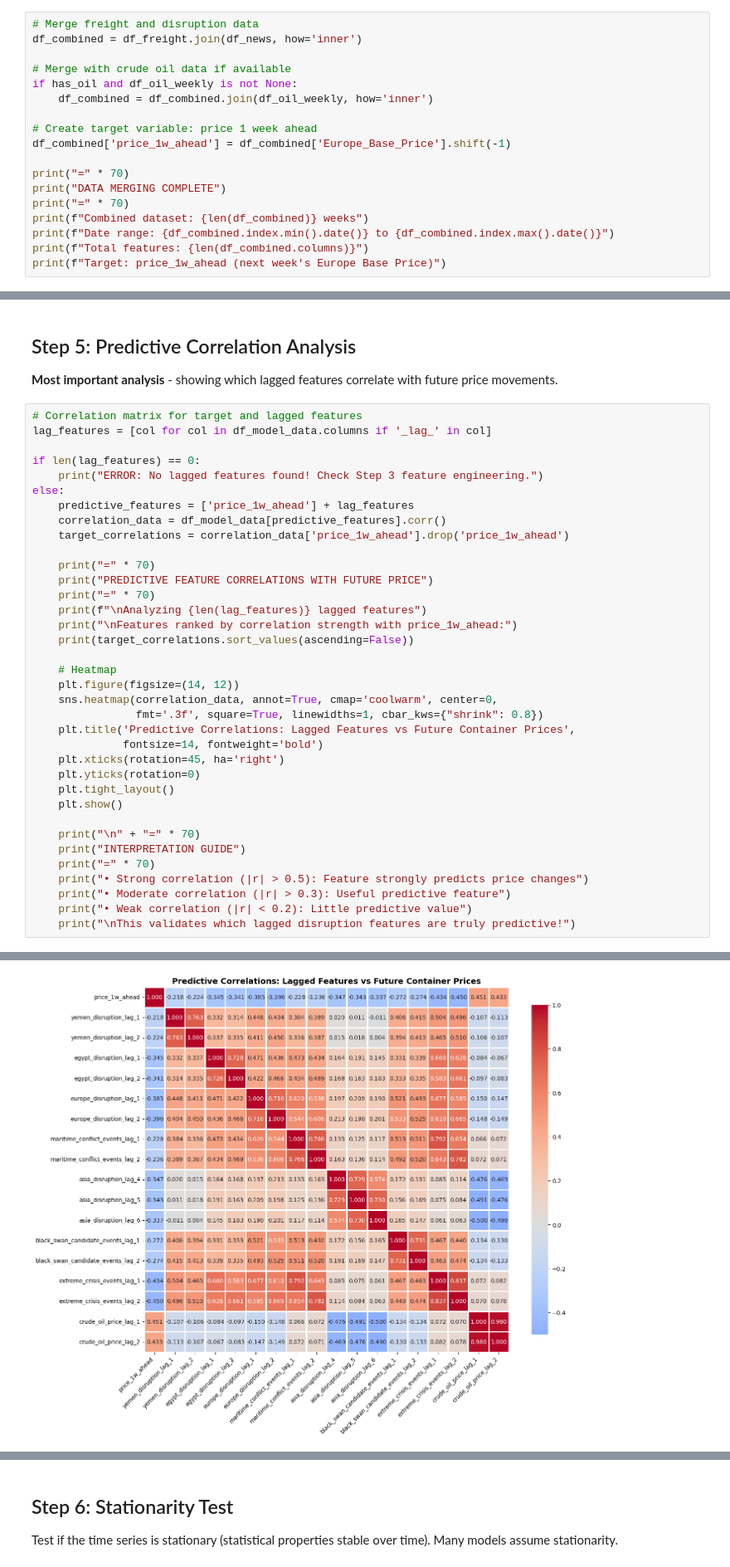
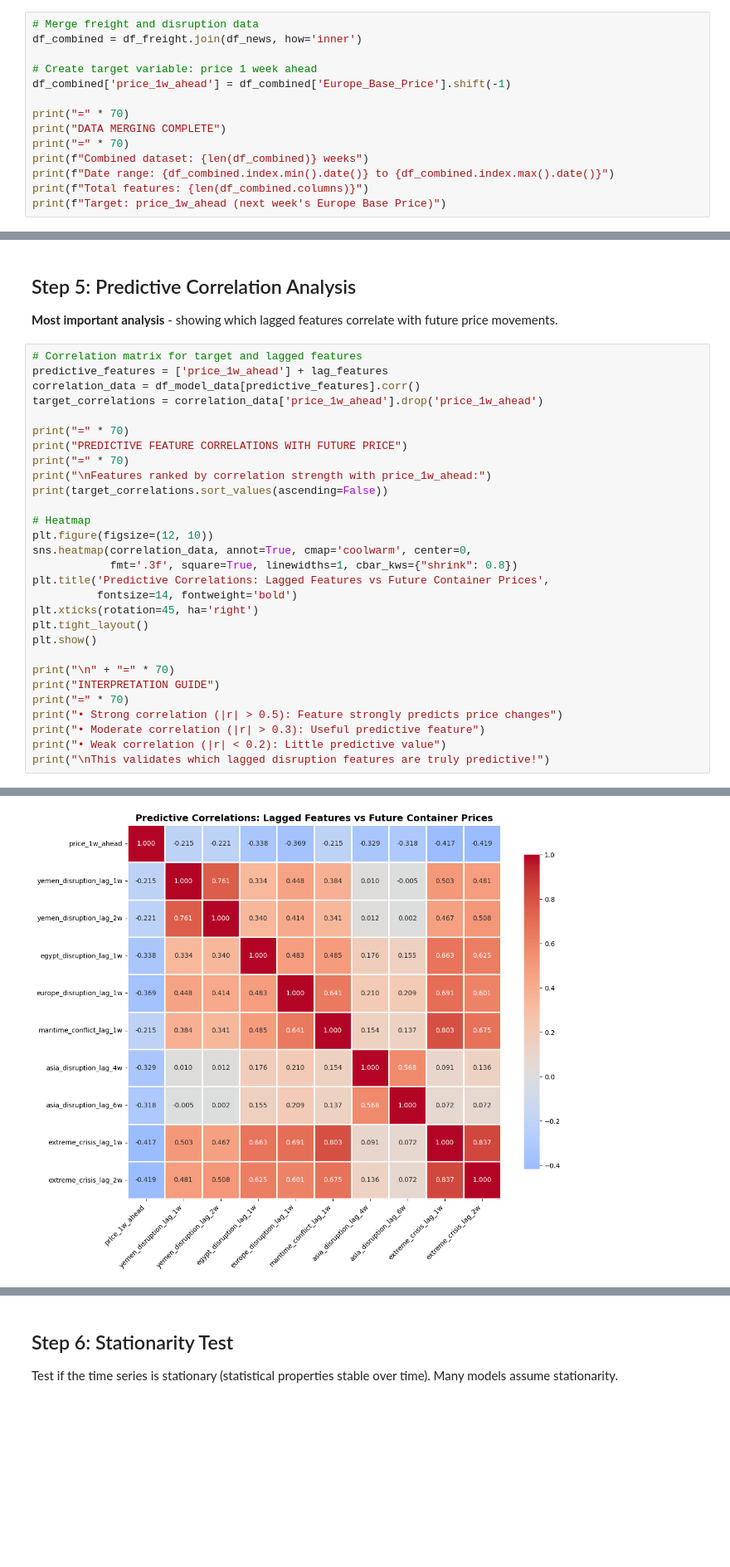
Before and after one commit to BenjaminLTakaki/Container_Predic, a Jupyter notebook: 02_data_understanding.ipynb, the cells around one changed output, grey strips where cells are left out. Shown at 83% size. Cells and saved outputs as stored; diff of their text form; blank space fills up the shorter version.

```diff
--- a/02_data_understanding.ipynb
+++ b/02_data_understanding.ipynb
@@ -72,10 +54,6 @@ Perform inner join on date index and create the 1-week ahead price prediction ta
 # %%
 # Merge freight and disruption data
 df_combined = df_freight.join(df_news, how='inner')
-
-# Merge with crude oil data if available
-if has_oil and df_oil_weekly is not None:
-    df_combined = df_combined.join(df_oil_weekly, how='inner')
 
 # Create target variable: price 1 week ahead
 df_combined['price_1w_ahead'] = df_combined['Europe_Base_Price'].shift(-1)
@@ -286,40 +247,33 @@ plt.show()
 **Most important analysis** - showing which lagged features correlate with future price movements.
 # %%
 # Correlation matrix for target and lagged features
-lag_features = [col for col in df_model_data.columns if '_lag_' in col]
+predictive_features = ['price_1w_ahead'] + lag_features
+correlation_data = df_model_data[predictive_features].corr()
+target_correlations = correlation_data['price_1w_ahead'].drop('price_1w_ahead')
 
-if len(lag_features) == 0:
-    print("ERROR: No lagged features found! Check Step 3 feature engineering.")
-else:
-    predictive_features = ['price_1w_ahead'] + lag_features
-    correlation_data = df_model_data[predictive_features].corr()
-    target_correlations = correlation_data['price_1w_ahead'].drop('price_1w_ahead')
+print("=" * 70)
+print("PREDICTIVE FEATURE CORRELATIONS WITH FUTURE PRICE")
+print("=" * 70)
+print("\nFeatures ranked by correlation strength with price_1w_ahead:")
+print(target_correlations.sort_values(ascending=False))
 
-    print("=" * 70)
-    print("PREDICTIVE FEATURE CORRELATIONS WITH FUTURE PRICE")
-    print("=" * 70)
-    print(f"\nAnalyzing {len(lag_features)} lagged features")
-    print("\nFeatures ranked by correlation strength with price_1w_ahead:")
-    print(target_correlations.sort_values(ascending=False))
+# Heatmap
+plt.figure(figsize=(12, 10))
+sns.heatmap(correlation_data, annot=True, cmap='coolwarm', center=0,
+            fmt='.3f', square=True, linewidths=1, cbar_kws={"shrink": 0.8})
+plt.title('Predictive Correlations: Lagged Features vs Future Container Prices',
+          fontsize=14, fontweight='bold')
+plt.xticks(rotation=45, ha='right')
+plt.tight_layout()
+plt.show()
 
-    # Heatmap
-    plt.figure(figsize=(14, 12))
-    sns.heatmap(correlation_data, annot=True, cmap='coolwarm', center=0,
-                fmt='.3f', square=True, linewidths=1, cbar_kws={"shrink": 0.8})
-    plt.title('Predictive Correlations: Lagged Features vs Future Container Prices',
-              fontsize=14, fontweight='bold')
-    plt.xticks(rotation=45, ha='right')
-    plt.yticks(rotation=0)
-    plt.tight_layout()
-    plt.show()
-
-    print("\n" + "=" * 70)
-    print("INTERPRETATION GUIDE")
-    print("=" * 70)
-    print("• Strong correlation (|r| > 0.5): Feature strongly predicts price changes")
-    print("• Moderate correlation (|r| > 0.3): Useful predictive feature")
-    print("• Weak correlation (|r| < 0.2): Little predictive value")
-    print("\nThis validates which lagged disruption features are truly predictive!")
+print("\n" + "=" * 70)
+print("INTERPRETATION GUIDE")
+print("=" * 70)
+print("• Strong correlation (|r| > 0.5): Feature strongly predicts price changes")
+print("• Moderate correlation (|r| > 0.3): Useful predictive feature")
+print("• Weak correlation (|r| < 0.2): Little predictive value")
+print("\nThis validates which lagged disruption features are truly predictive!")
 # %% [output]
 ======================================================================
 PREDICTIVE FEATURE CORRELATIONS WITH FUTURE PRICE
@@ -340,5 +292,5 @@ extreme_crisis_events_lag_2         -0.450322
 Name: price_1w_ahead, dtype: float64
-[figure, old version]
+[figure, new version]
 ======================================================================
 INTERPRETATION GUIDE
 ======================================================================
```
Also changed, not shown: parts of 13 cells of this notebook.
